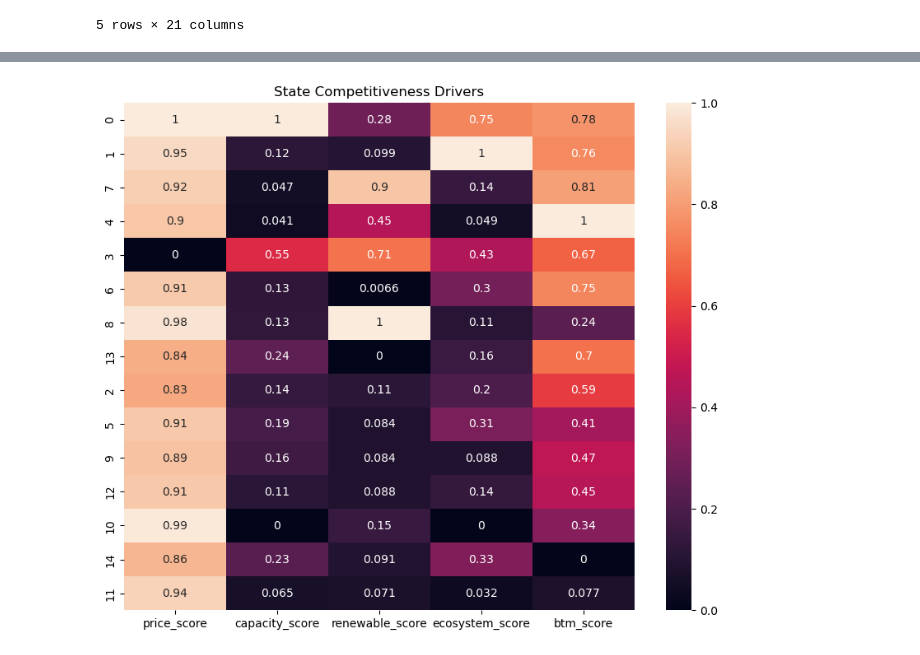
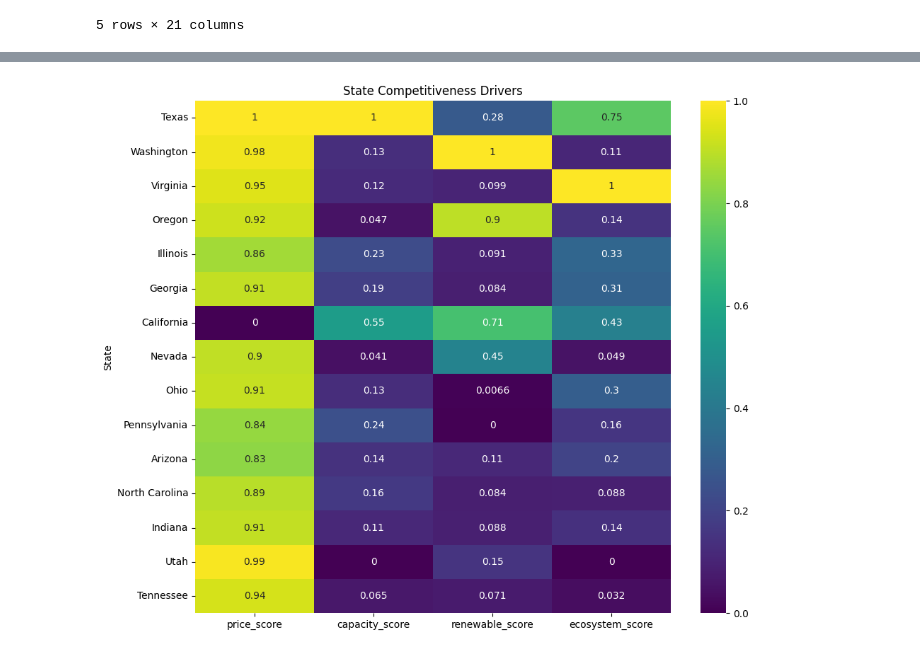
Before and after one commit to finnrcase/ai-infrastructure-economics, a Jupyter notebook: notebooks/03_regional_competitiveness.ipynb, the cells around one changed output, grey strips where cells are left out. Drawn from its saved outputs; the diff is of its cells as text; code cells hidden in the pictures.

```diff
--- a/notebooks/03_regional_competitiveness.ipynb
+++ b/notebooks/03_regional_competitiveness.ipynb
@@ -409,13 +142,0 @@ states["competitiveness_score"] = (
-# %%
-ranking = states.sort_values(
-    "competitiveness_score",
-    ascending=False
-)
-
-ranking[[
-    "State",
-    "competitiveness_score",
-    "data_center_count",
-    "natural_gas_share",
-    "renewable_share"
-]]
@@ -459,27 +143,23 @@ plt.show()
 # %%
 import seaborn as sns
 
-heatmap_data = ranking.set_index("State")[
-    [
-        "price_score",
-        "capacity_score",
-        "renewable_score",
-        "ecosystem_score",
-        "btm_score"
-    ]
-]
+heatmap_data = ranking.set_index("State")[[
+    "price_score",
+    "capacity_score",
+    "renewable_score",
+    "ecosystem_score"
+]]
 
-plt.figure(figsize=(10,8))
+plt.figure(figsize=(10, 8))
 
 sns.heatmap(
     heatmap_data,
-    annot=True
+    annot=True,
+    cmap="viridis"
 )
 
-plt.title(
-    "State Competitiveness Drivers"
-)
-
+plt.title("State Competitiveness Drivers")
+plt.tight_layout()
 plt.show()
 # %% [output]
-[figure, old version]
+[figure, new version]
```
Also changed, not shown: parts of 20 cells of this notebook, 1 other file.
